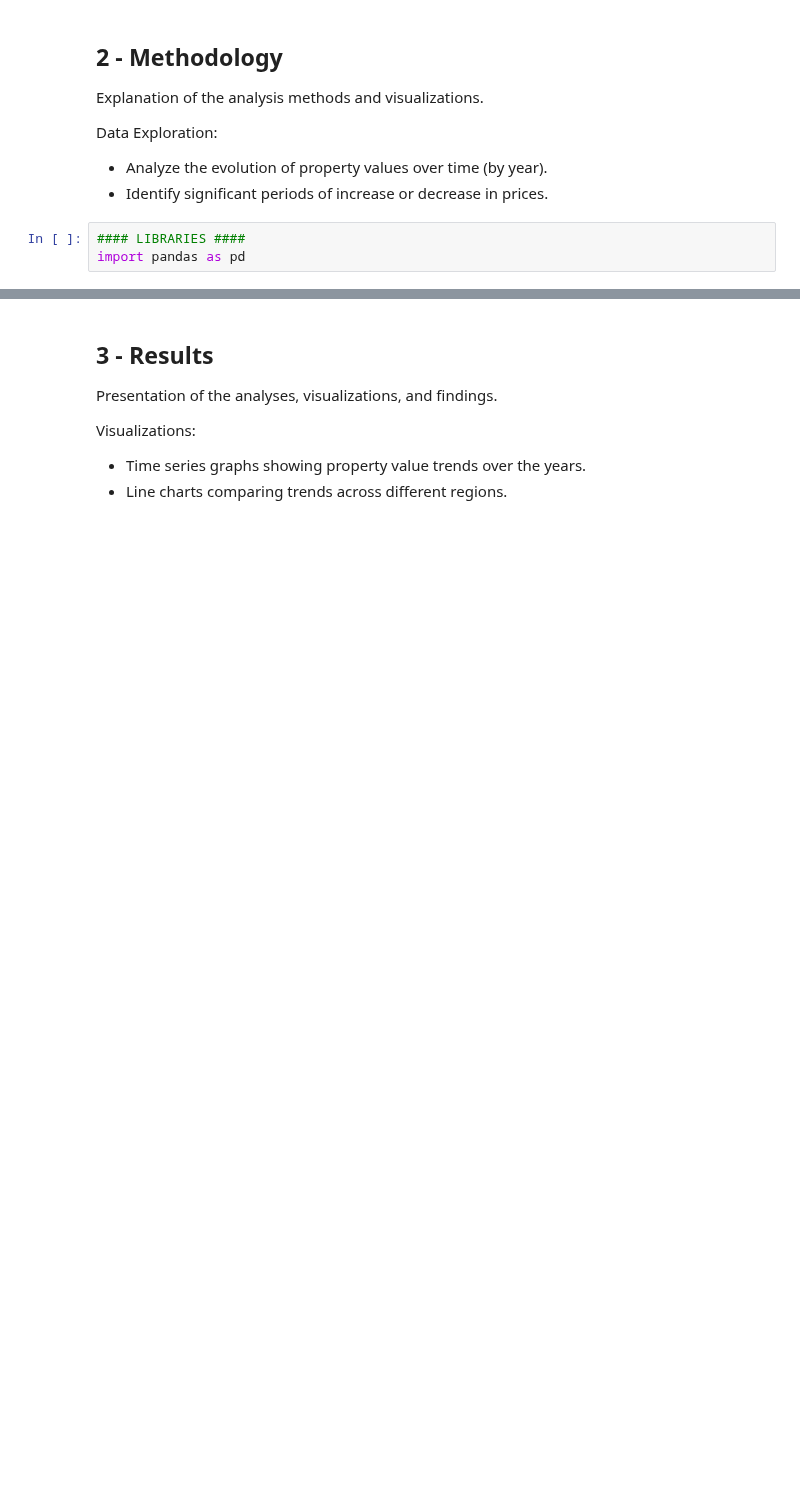
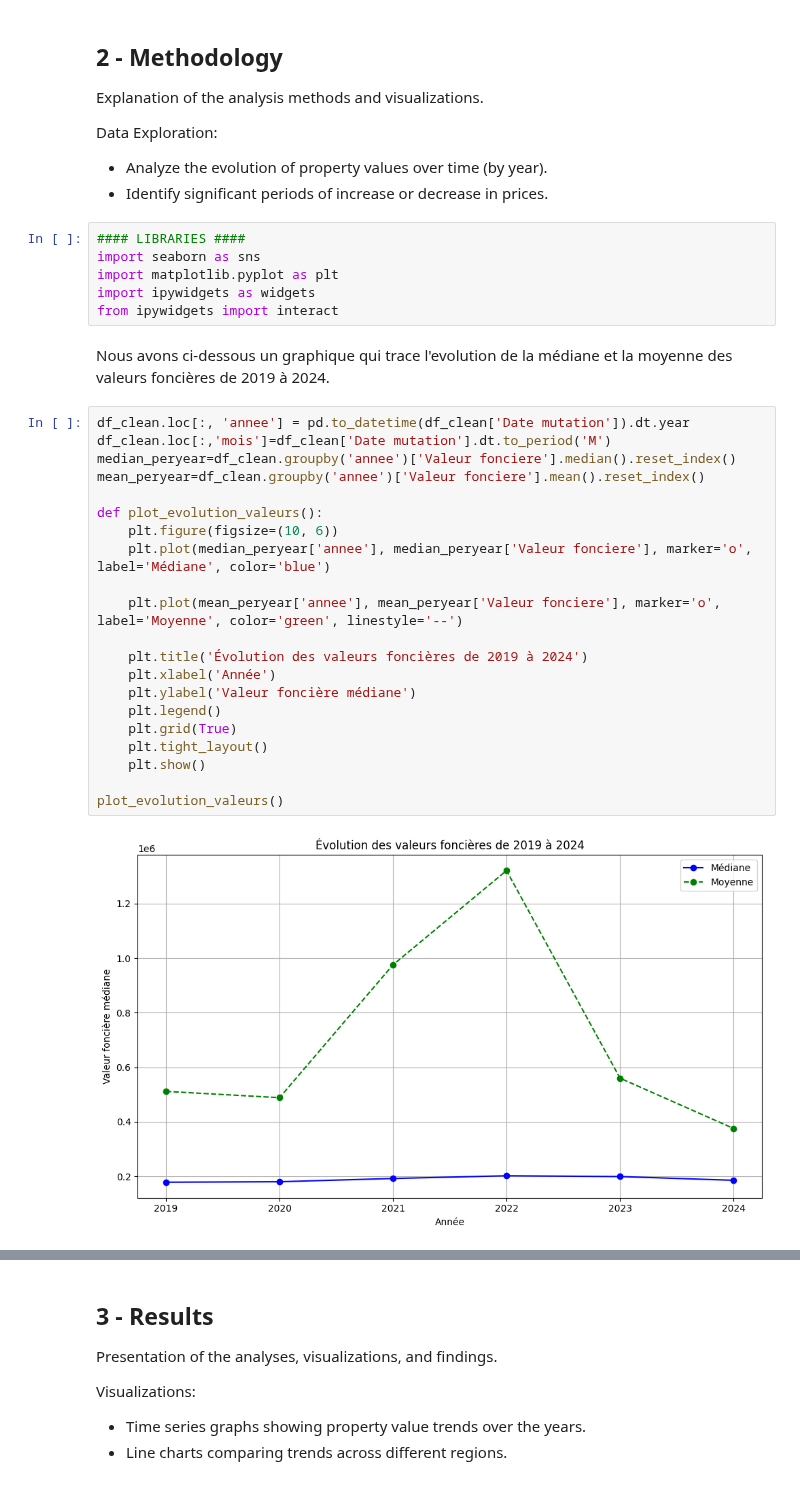
Before and after one commit to Kal3idoscope/Land-data-analysis-French-market, a Jupyter notebook: trends_forecast.ipynb, the cells around one changed output, grey strips where cells are left out. Saved outputs shown, nothing was run; the diff lists cells and outputs as text; blank space fills up the shorter version.

```diff
--- a/trends_forecast.ipynb
+++ b/trends_forecast.ipynb
@@ -93,6 +125,34 @@ Explanation of the analysis methods and visualizations.
 Data Exploration:
 - Analyze the evolution of property values over time (by year).
 - Identify significant periods of increase or decrease in prices.
-# %%
-#### LIBRARIES ####
-import pandas as pd
+# %%
+#### LIBRARIES ####
+import seaborn as sns
+import matplotlib.pyplot as plt
+import ipywidgets as widgets
+from ipywidgets import interact
+# %% [markdown]
+Nous avons ci-dessous un graphique qui trace l'evolution de la médiane et la moyenne des valeurs foncières de 2019 à 2024.
+# %%
+df_clean.loc[:, 'annee'] = pd.to_datetime(df_clean['Date mutation']).dt.year
+df_clean.loc[:,'mois']=df_clean['Date mutation'].dt.to_period('M')
+median_peryear=df_clean.groupby('annee')['Valeur fonciere'].median().reset_index()
+mean_peryear=df_clean.groupby('annee')['Valeur fonciere'].mean().reset_index()
+
+def plot_evolution_valeurs():
+    plt.figure(figsize=(10, 6))
+    plt.plot(median_peryear['annee'], median_peryear['Valeur fonciere'], marker='o', label='Médiane', color='blue')
+
+    plt.plot(mean_peryear['annee'], mean_peryear['Valeur fonciere'], marker='o', label='Moyenne', color='green', linestyle='--')
+
+    plt.title('Évolution des valeurs foncières de 2019 à 2024')
+    plt.xlabel('Année')
+    plt.ylabel('Valeur foncière médiane')
+    plt.legend()
+    plt.grid(True)
+    plt.tight_layout()
+    plt.show()
+
+plot_evolution_valeurs()
+# %% [output]
+[figure, added]
```
Also changed, not shown: parts of 9 cells of this notebook.
